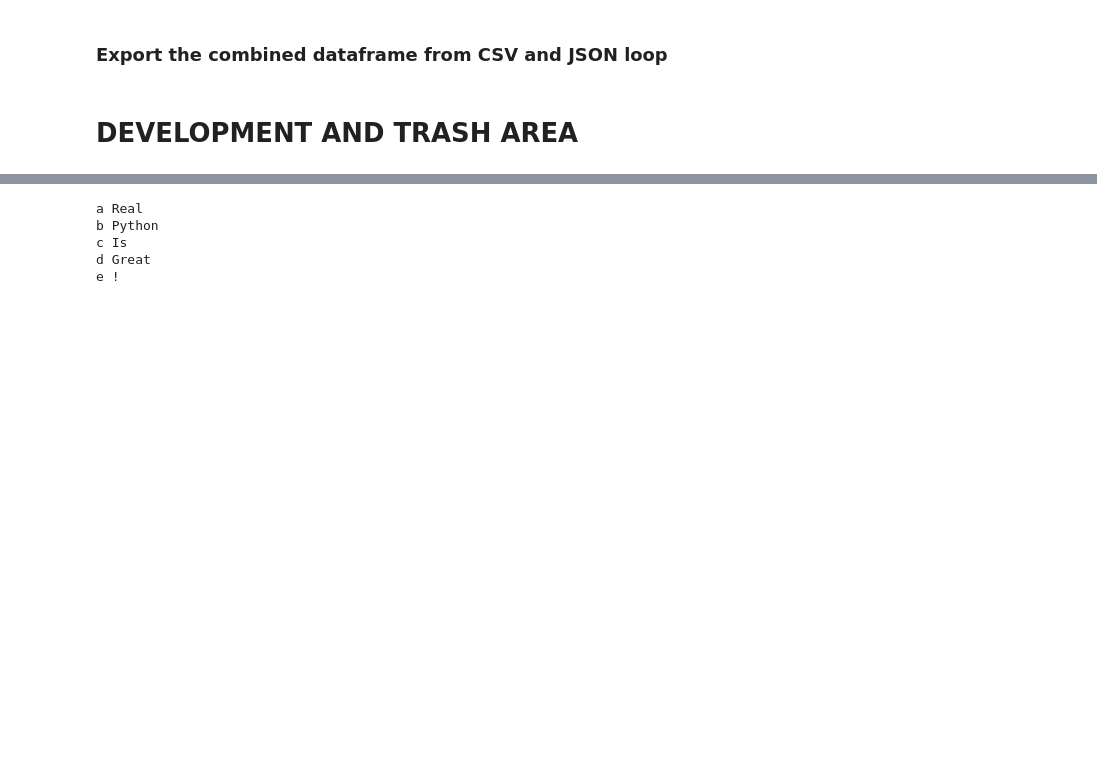
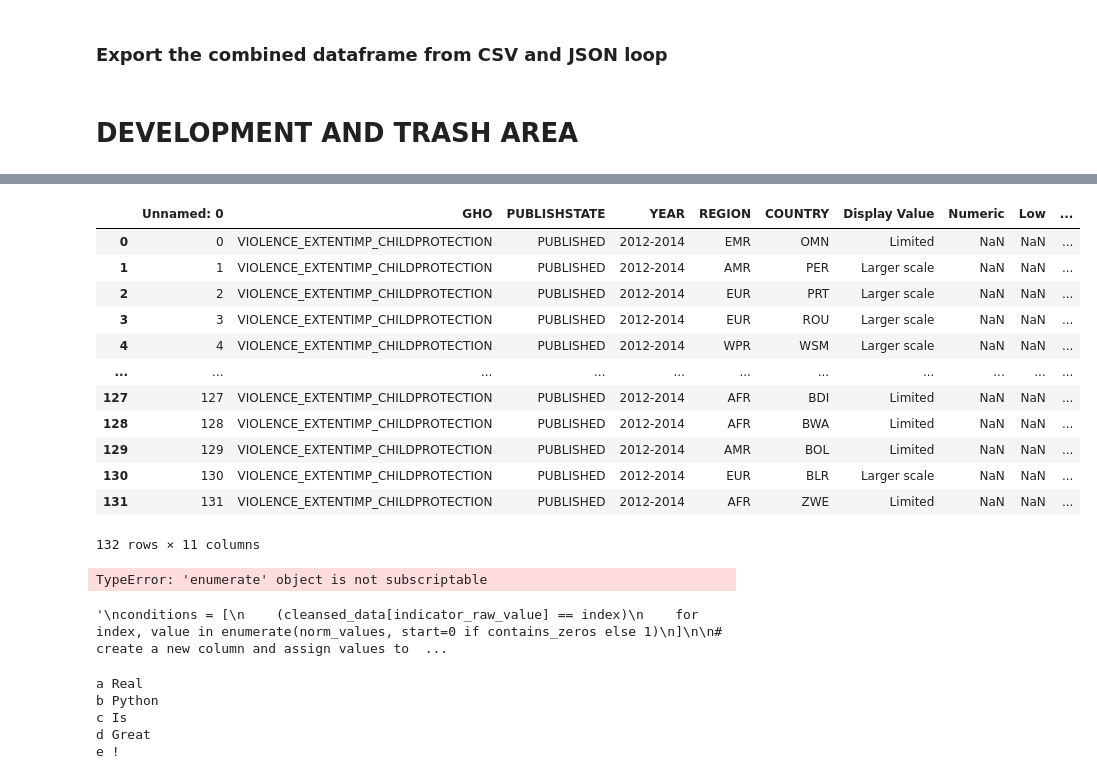
Before and after one commit to m-g-d-c/crba-etl, a Jupyter notebook: main_refactor.ipynb, the cells around one changed output, grey strips where cells are left out. Cells and saved outputs as stored; diff of their text form; code cells hidden in the pictures; blank space fills up the shorter version.

```diff
--- a/main_refactor.ipynb
+++ b/main_refactor.ipynb
@@ -439,0 +642,41 @@ combined_cleansed_csv.to_csv(
+# %%
+s82_raw = pd.read_csv(
+    filepath_or_buffer = data_sources_raw / "S-82_raw.csv",
+    sep = ";"
+)
+
+if "Display Value" in s82_raw.columns:
+    s82_raw["Display Value"] = s82_raw["Display Value"].astype(str)
+    s82_raw["Display Value"] = s82_raw["Display Value"].apply(
+            lambda x: re.sub(" \[.*\]", "", x)
+    )
+
+"""
+s82_cleansed = cleanse.Cleanser().cleanse(
+    raw_data = s82_raw,
+    mapping_dictionary = mapping_dict,
+    final_sdmx_col_list = sdmx_df_columns_all,
+    dim_cols = sdmx_df_columns_dims,
+    country_cols = sdmx_df_columns_country,
+    time_cols = sdmx_df_columns_time,
+    country_list_full = country_full_list,
+    crba_country_list = country_crba_list
+    )
+"""
+
+
+s82_raw
+# %% [output]
+|  | Unnamed: 0 | GHO | PUBLISHSTATE | YEAR | REGION | COUNTRY | Display Value | Numeric | Low | ... |
+| 0 | 0 | VIOLENCE_EXTENTIMP_CHILDPROTECTION | PUBLISHED | 2012-2014 | EMR | OMN | Limited | NaN | NaN | ... |
+| 1 | 1 | VIOLENCE_EXTENTIMP_CHILDPROTECTION | PUBLISHED | 2012-2014 | AMR | PER | Larger scale | NaN | NaN | ... |
+| 2 | 2 | VIOLENCE_EXTENTIMP_CHILDPROTECTION | PUBLISHED | 2012-2014 | EUR | PRT | Larger scale | NaN | NaN | ... |
+| 3 | 3 | VIOLENCE_EXTENTIMP_CHILDPROTECTION | PUBLISHED | 2012-2014 | EUR | ROU | Larger scale | NaN | NaN | ... |
+| 4 | 4 | VIOLENCE_EXTENTIMP_CHILDPROTECTION | PUBLISHED | 2012-2014 | WPR | WSM | Larger scale | NaN | NaN | ... |
+| ... | ... | ... | ... | ... | ... | ... | ... | ... | ... | ... |
+| 127 | 127 | VIOLENCE_EXTENTIMP_CHILDPROTECTION | PUBLISHED | 2012-2014 | AFR | BDI | Limited | NaN | NaN | ... |
+| 128 | 128 | VIOLENCE_EXTENTIMP_CHILDPROTECTION | PUBLISHED | 2012-2014 | AFR | BWA | Limited | NaN | NaN | ... |
+| 129 | 129 | VIOLENCE_EXTENTIMP_CHILDPROTECTION | PUBLISHED | 2012-2014 | AMR | BOL | Limited | NaN | NaN | ... |
+| 130 | 130 | VIOLENCE_EXTENTIMP_CHILDPROTECTION | PUBLISHED | 2012-2014 | EUR | BLR | Larger scale | NaN | NaN | ... |
+| 131 | 131 | VIOLENCE_EXTENTIMP_CHILDPROTECTION | PUBLISHED | 2012-2014 | AFR | ZWE | Limited | NaN | NaN | ... |
+132 rows × 11 columns
@@ -440,3 +707,33 @@ combined_cleansed_csv.to_csv(
+# %%
+# dir(conditions)
+#conditions.size_of()
+# conditions[1].sum()
+enumerate(norm_values, start=0 if contains_zeros else 1)[0]
+# %% [output]
+TypeError: 'enumerate' object is not subscriptable
+# %%
+
+
+"""
+conditions = [
+    (cleansed_data[indicator_raw_value] == index)
+    for index, value in enumerate(norm_values, start=0 if contains_zeros else 1)
+]
+
+# create a new column and assign values to it using our lists
+cleansed_data["SCALED"] = np.select(conditions, norm_values)
+
+# Right join country list
+cleansed_data_full = cleansed_data.merge(
+    right=crba_final_country_list,
+    how="right",
+    left_on=cleansed_df_iso2_col,
+    right_on=crba_final_country_list_iso_col,
+    indicator="RJ_CRBA_FULL_LIST",
+)
+"""
+# %% [output]
+'\nconditions = [\n    (cleansed_data[indicator_raw_value] == index)\n    for index, value in enumerate(norm_values, start=0 if contains_zeros else 1)\n]\n\n# create a new column and assign values to  ...
 # %%
 def test_func(**kwargs):
     for key in kwargs:
```
Also changed, not shown: parts of 8 cells of this notebook, 3 other files.
